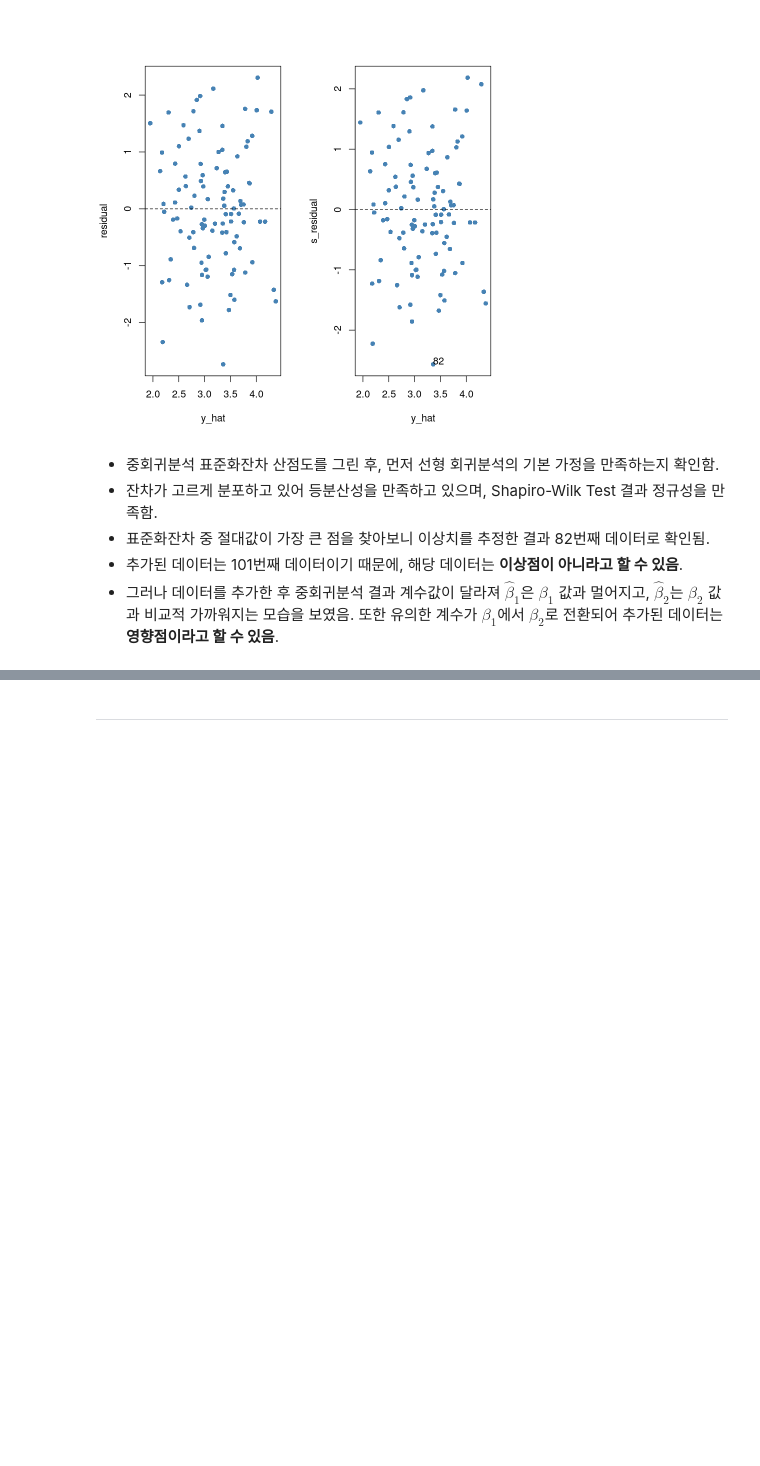
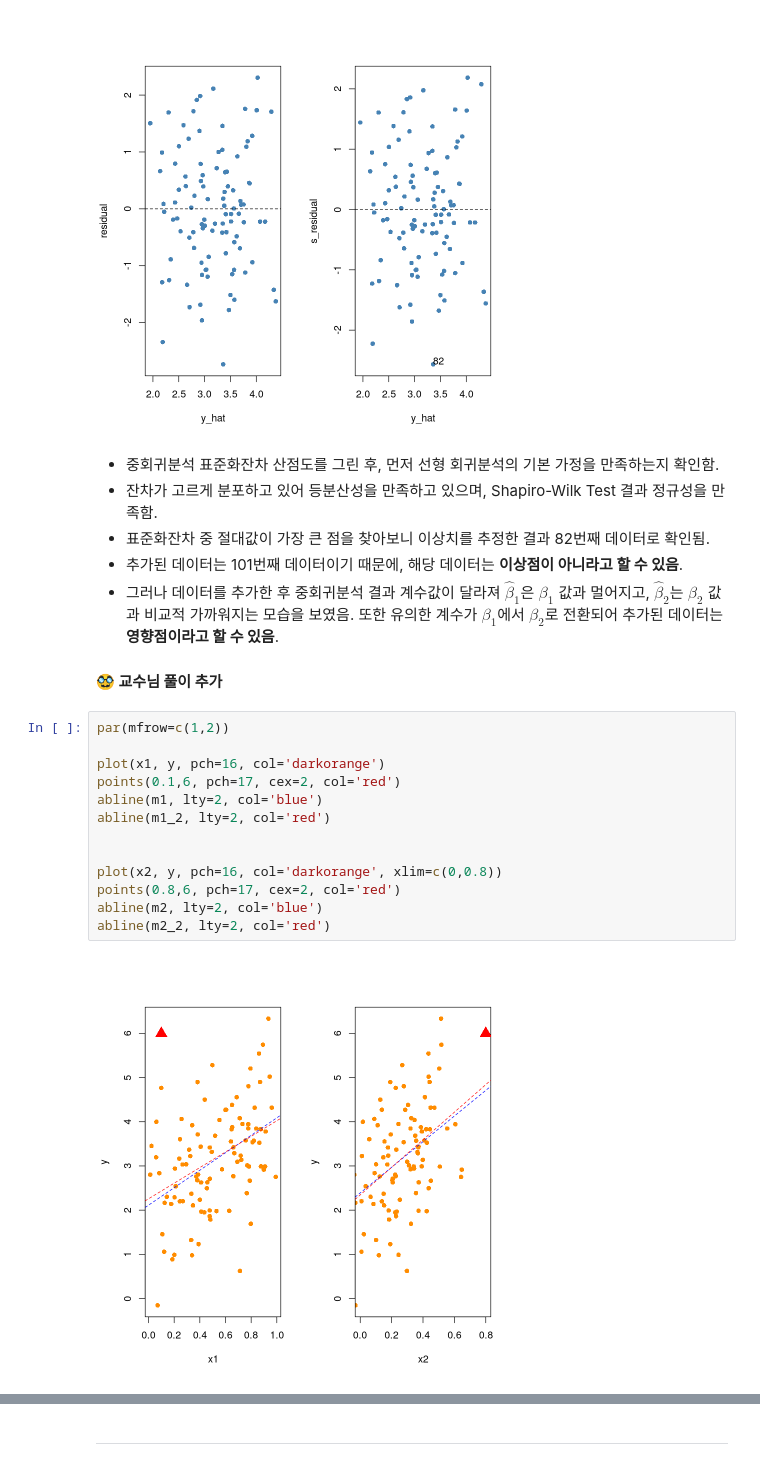
Before and after one commit to kimha02/ham, a Jupyter notebook: _notebooks/2022-04-07-datamining_hw.ipynb, the cells around one changed output, grey strips where cells are left out. Cells and saved outputs as stored; diff of their text form; blank space fills up the shorter version.

```diff
--- a/_notebooks/2022-04-07-datamining_hw.ipynb
+++ b/_notebooks/2022-04-07-datamining_hw.ipynb
@@ -570,3 +579,20 @@ A data.frame: 1 × 3
 - 표준화잔차 중 절대값이 가장 큰 점을 찾아보니 이상치를 추정한 결과 82번째 데이터로 확인됨.
 - 추가된 데이터는 101번째 데이터이기 때문에, 해당 데이터는 **이상점이 아니라고 할 수 있음**.
 - 그러나 데이터를 추가한 후 중회귀분석 결과 계수값이 달라져 $\hat{\beta}_1$은 $\beta_1$ 값과 멀어지고, $\hat{\beta}_2$는 $\beta_2$ 값과 비교적 가까워지는 모습을 보였음. 또한 유의한 계수가 $\beta_1$에서 $\beta_2$로 전환되어 추가된 데이터는 **영향점이라고 할 수 있음**.
+# %% [markdown]
+**🥸 교수님 풀이 추가**
+# %%
+par(mfrow=c(1,2))
+
+plot(x1, y, pch=16, col='darkorange')
+points(0.1,6, pch=17, cex=2, col='red')
+abline(m1, lty=2, col='blue')
+abline(m1_2, lty=2, col='red')
+
+
+plot(x2, y, pch=16, col='darkorange', xlim=c(0,0.8))
+points(0.8,6, pch=17, cex=2, col='red')
+abline(m2, lty=2, col='blue')
+abline(m2_2, lty=2, col='red')
+# %% [output]
+[figure, added]
```
Also changed, not shown: parts of 6 cells of this notebook.
